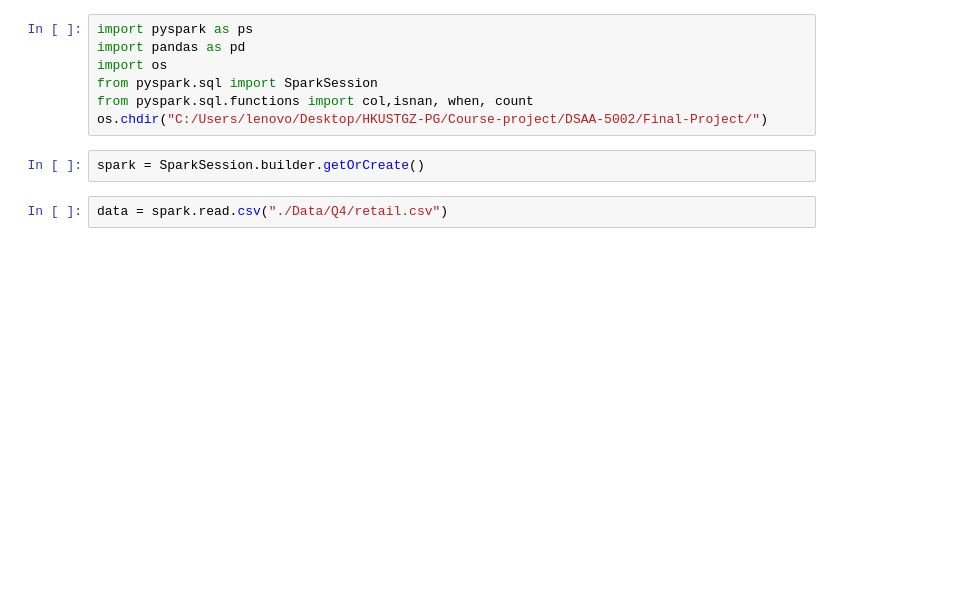
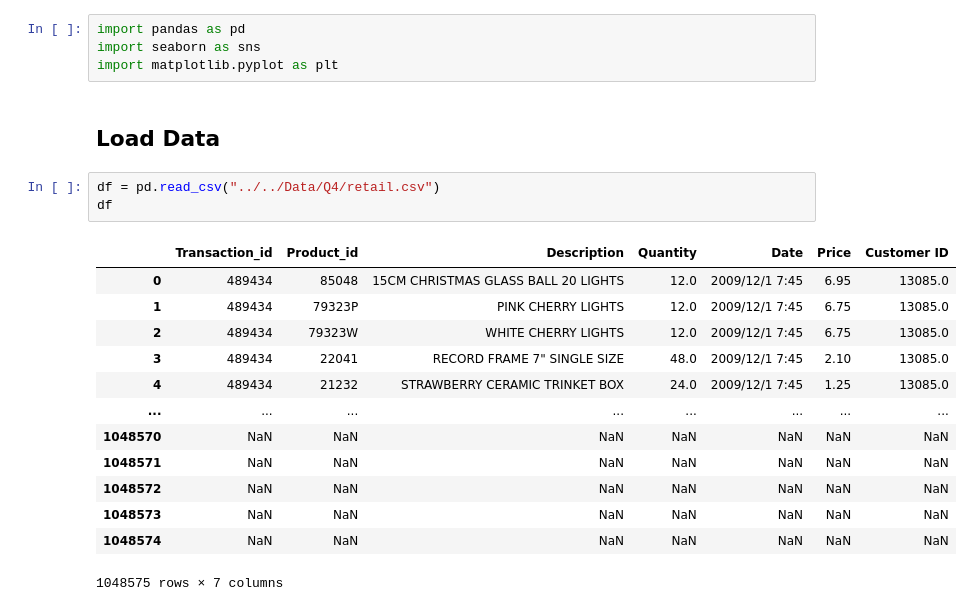
Before and after one commit to Kainan-Liu/DSAA5002-FinalProject, a Jupyter notebook: src/Q4/___Manipulation and Analysis.ipynb, the cells around one changed output. Drawn from its saved outputs; the diff is of its cells as text; blank space fills up the shorter version.

```diff
--- a/src/Q4/___Manipulation and Analysis.ipynb
+++ b/src/Q4/___Manipulation and Analysis.ipynb
@@ -1,11 +1,23 @@
-# %%
-import pyspark as ps
-import pandas as pd
-import os
-from pyspark.sql import SparkSession
-from pyspark.sql.functions import col,isnan, when, count
-os.chdir("C:/Users/lenovo/Desktop/HKUSTGZ-PG/Course-project/DSAA-5002/Final-Project/")
-# %%
-spark = SparkSession.builder.getOrCreate()
+# %%
+import pandas as pd
+import seaborn as sns
+import matplotlib.pyplot as plt
+# %% [markdown]
+## Load Data
 # %%
-data = spark.read.csv("./Data/Q4/retail.csv")
+df = pd.read_csv("../../Data/Q4/retail.csv")
+df
+# %% [output]
+|  | Transaction_id | Product_id | Description | Quantity | Date | Price | Customer ID |
+| 0 | 489434 | 85048 | 15CM CHRISTMAS GLASS BALL 20 LIGHTS | 12.0 | 2009/12/1 7:45 | 6.95 | 13085.0 |
+| 1 | 489434 | 79323P | PINK CHERRY LIGHTS | 12.0 | 2009/12/1 7:45 | 6.75 | 13085.0 |
+| 2 | 489434 | 79323W | WHITE CHERRY LIGHTS | 12.0 | 2009/12/1 7:45 | 6.75 | 13085.0 |
+| 3 | 489434 | 22041 | RECORD FRAME 7" SINGLE SIZE | 48.0 | 2009/12/1 7:45 | 2.10 | 13085.0 |
+| 4 | 489434 | 21232 | STRAWBERRY CERAMIC TRINKET BOX | 24.0 | 2009/12/1 7:45 | 1.25 | 13085.0 |
+| ... | ... | ... | ... | ... | ... | ... | ... |
+| 1048570 | NaN | NaN | NaN | NaN | NaN | NaN | NaN |
+| 1048571 | NaN | NaN | NaN | NaN | NaN | NaN | NaN |
+| 1048572 | NaN | NaN | NaN | NaN | NaN | NaN | NaN |
+| 1048573 | NaN | NaN | NaN | NaN | NaN | NaN | NaN |
+| 1048574 | NaN | NaN | NaN | NaN | NaN | NaN | NaN |
+1048575 rows × 7 columns
```
Also changed, not shown: parts of 15 cells of this notebook, 13 other files.
